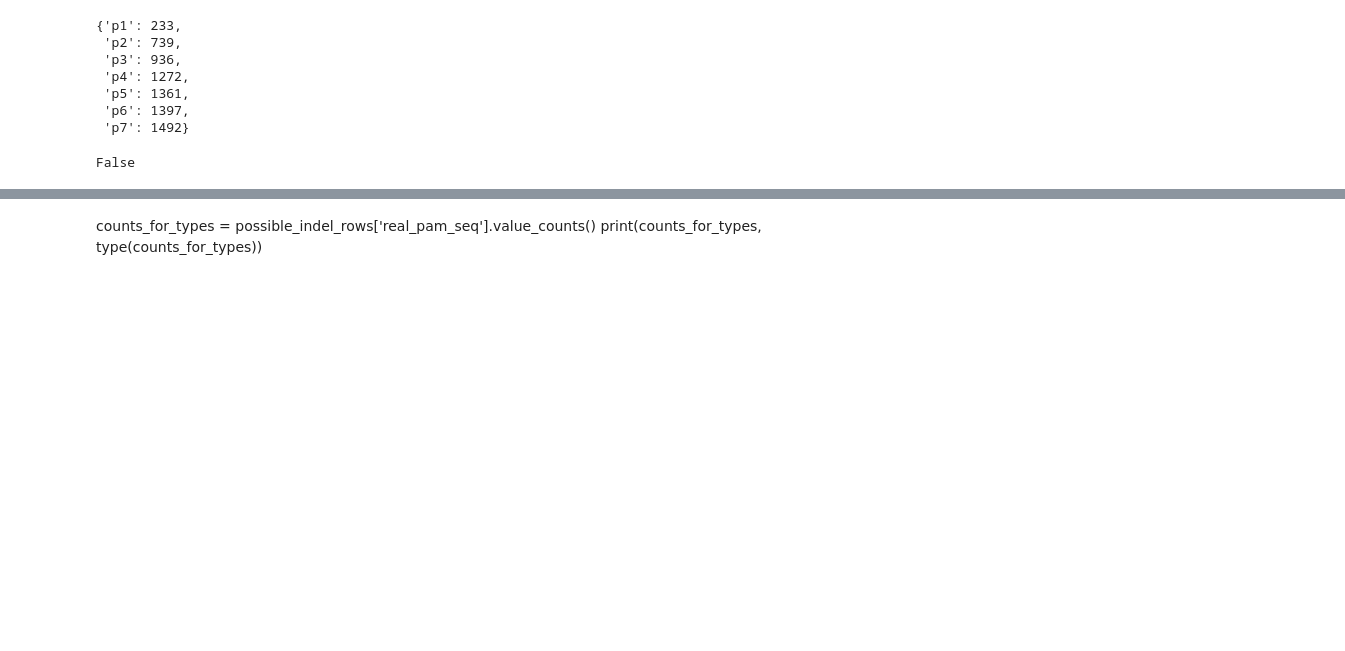
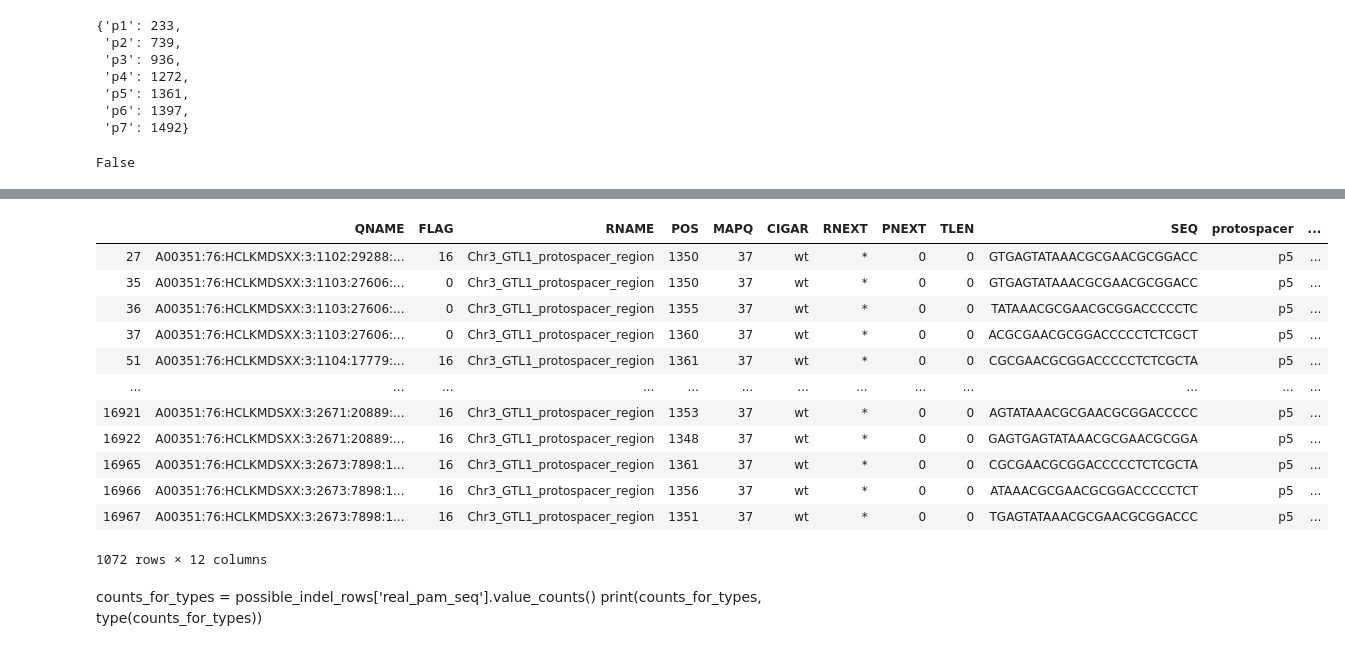
Before and after one commit to aqh2321/Nampum_Rice_Analysis, a Jupyter notebook: handle_sam.ipynb, the cells around one changed output, grey strips where cells are left out. Cells and saved outputs as stored; diff of their text form; code cells hidden in the pictures; blank space fills up the shorter version.

```diff
--- a/handle_sam.ipynb
+++ b/handle_sam.ipynb
@@ -165,3 +162,20 @@ possible_indel_rows
+# %%
+a = possible_indel_rows.loc[possible_indel_rows['protospacer'] == 'p5']
+a.loc[a['real_pam_seq'] == 'wt']
+# %% [output]
+|  | QNAME | FLAG | RNAME | POS | MAPQ | CIGAR | RNEXT | PNEXT | TLEN | SEQ | protospacer | ... |
+| 27 | A00351:76:HCLKMDSXX:3:1102:29288:... | 16 | Chr3_GTL1_protospacer_region | 1350 | 37 | wt | * | 0 | 0 | GTGAGTATAAACGCGAACGCGGACC | p5 | ... |
+| 35 | A00351:76:HCLKMDSXX:3:1103:27606:... | 0 | Chr3_GTL1_protospacer_region | 1350 | 37 | wt | * | 0 | 0 | GTGAGTATAAACGCGAACGCGGACC | p5 | ... |
+| 36 | A00351:76:HCLKMDSXX:3:1103:27606:... | 0 | Chr3_GTL1_protospacer_region | 1355 | 37 | wt | * | 0 | 0 | TATAAACGCGAACGCGGACCCCCTC | p5 | ... |
+| 37 | A00351:76:HCLKMDSXX:3:1103:27606:... | 0 | Chr3_GTL1_protospacer_region | 1360 | 37 | wt | * | 0 | 0 | ACGCGAACGCGGACCCCCTCTCGCT | p5 | ... |
+| 51 | A00351:76:HCLKMDSXX:3:1104:17779:... | 16 | Chr3_GTL1_protospacer_region | 1361 | 37 | wt | * | 0 | 0 | CGCGAACGCGGACCCCCTCTCGCTA | p5 | ... |
+| ... | ... | ... | ... | ... | ... | ... | ... | ... | ... | ... | ... | ... |
+| 16921 | A00351:76:HCLKMDSXX:3:2671:20889:... | 16 | Chr3_GTL1_protospacer_region | 1353 | 37 | wt | * | 0 | 0 | AGTATAAACGCGAACGCGGACCCCC | p5 | ... |
+| 16922 | A00351:76:HCLKMDSXX:3:2671:20889:... | 16 | Chr3_GTL1_protospacer_region | 1348 | 37 | wt | * | 0 | 0 | GAGTGAGTATAAACGCGAACGCGGA | p5 | ... |
+| 16965 | A00351:76:HCLKMDSXX:3:2673:7898:1... | 16 | Chr3_GTL1_protospacer_region | 1361 | 37 | wt | * | 0 | 0 | CGCGAACGCGGACCCCCTCTCGCTA | p5 | ... |
+| 16966 | A00351:76:HCLKMDSXX:3:2673:7898:1... | 16 | Chr3_GTL1_protospacer_region | 1356 | 37 | wt | * | 0 | 0 | ATAAACGCGAACGCGGACCCCCTCT | p5 | ... |
+| 16967 | A00351:76:HCLKMDSXX:3:2673:7898:1... | 16 | Chr3_GTL1_protospacer_region | 1351 | 37 | wt | * | 0 | 0 | TGAGTATAAACGCGAACGCGGACCC | p5 | ... |
+1072 rows × 12 columns
 # %% [markdown]
 counts_for_types = possible_indel_rows['real_pam_seq'].value_counts()
 print(counts_for_types, type(counts_for_types))
```
Also changed, not shown: parts of 5 cells of this notebook, 8 other files.
